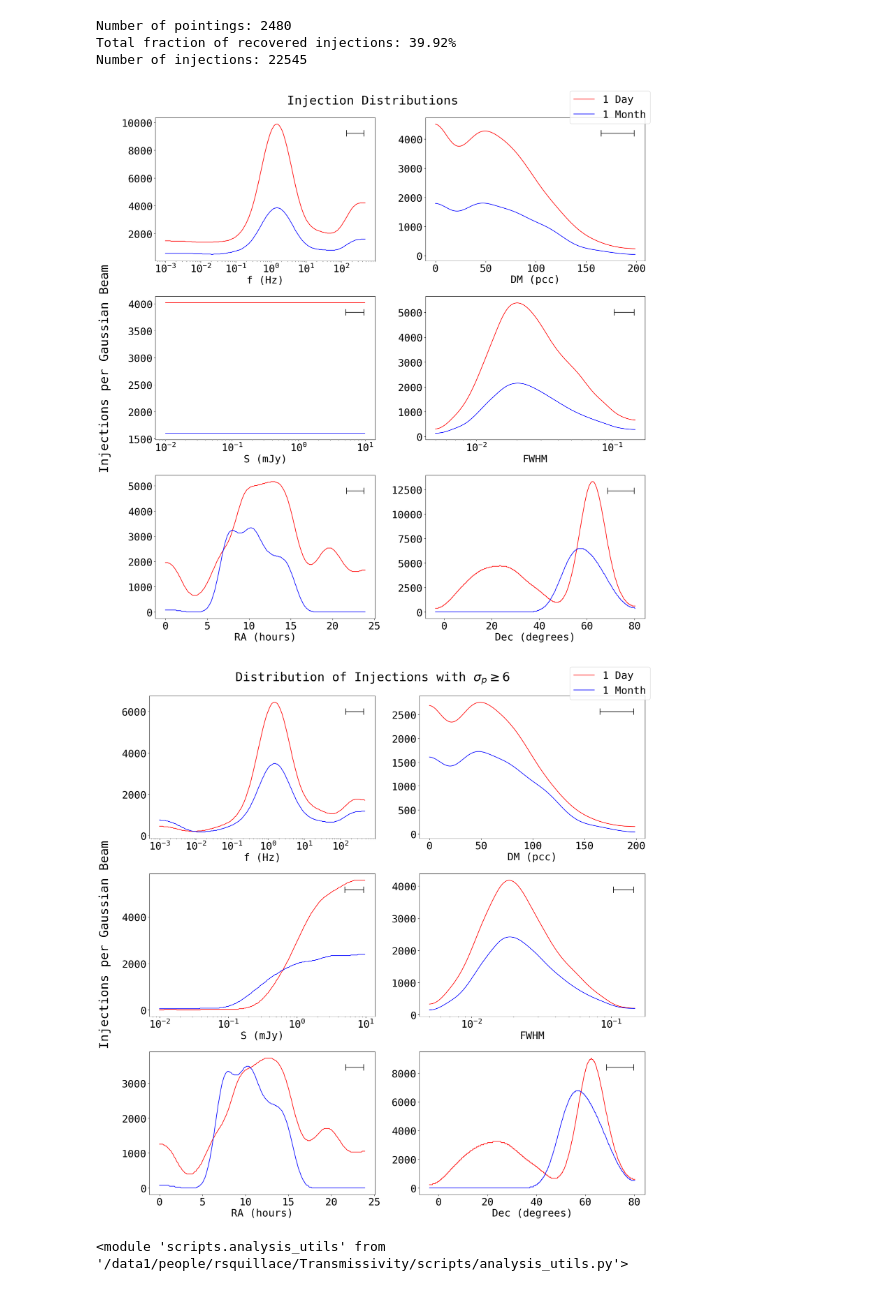
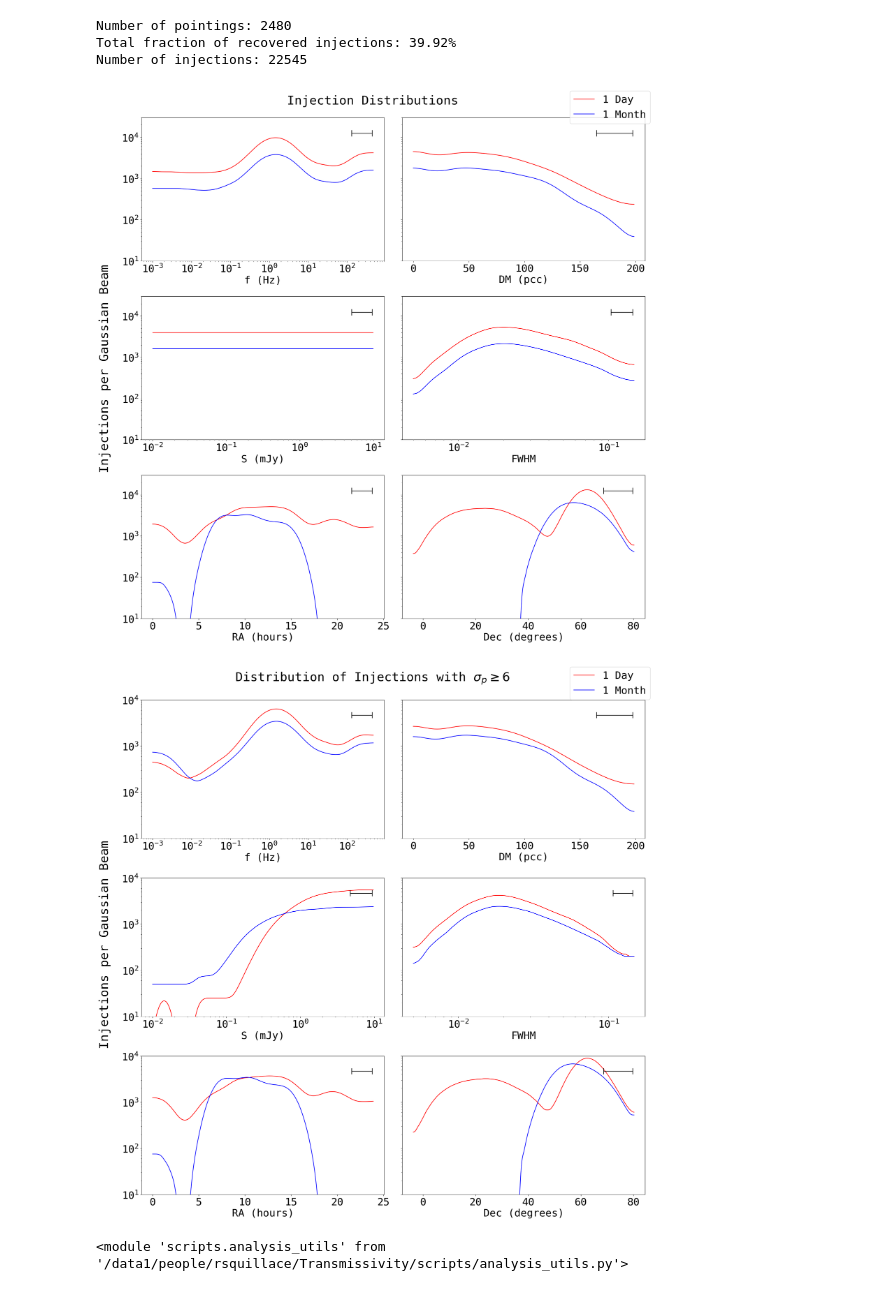
Before and after one commit to chime-sps/Transmissivity, a Jupyter notebook: results/injection_analysis_1d.ipynb, the cells around one changed output. Drawn from its saved outputs; the diff is of its cells as text; code cells hidden in the pictures.

Commit message:
fixed dist plots

```diff
--- a/results/injection_analysis_1d.ipynb
+++ b/results/injection_analysis_1d.ipynb
@@ -392,22 +392,16 @@ Dec_sigma_30, Dec_comp_30, Dec_comp_smooth_30 = au.get_sensitivity(
     *(Dec_idx, Dec_bins, Dec_dev)
 )
 # %%
-def dm_distribution(x, mu, sig, l):
-    gauss = l * np.exp(l * (2 * mu + l * sig**2 - 2 * x) / 2) / 2
-    tail = 1 - erf(
-        (mu + l * sig**2 - x) / np.sqrt(2) / sig
-    )  # complimentary error function
-
-    return gauss * tail / np.sum(gauss * tail)
-
-fig, ax = plt.subplots(3, 2, figsize=(20, 20), layout = 'constrained')
+fig, ax = plt.subplots(3, 2, figsize=(20, 20), sharey = True, layout = 'constrained')
 ax = ax.flatten()
 
-ax[0].plot(f_bins[:-1], f_inj_p_smooth, color='red', label='1 Day')
-ax[0].plot(f_bins[:-1], f_inj_p_30, color='blue', label='1 Month')
+ax[0].plot(f_bins[:-1], gaussian_filter(f_inj_p_smooth, 3), color='red', label='1 Day')
+ax[0].plot(f_bins[:-1], gaussian_filter(f_inj_p_30, 3), color='blue', label='1 Month')
 ax[0].set_xscale('log')
+ax[0].set_yscale('log')
+ax[0].set_ylim(1e1, 3e4)
 ax[0].set_xlabel('f (Hz)')
-au.add_crosshair(ax[0], f_bins, np.sqrt(f_dev**2))
+au.add_crosshair(ax[0], f_bins, np.sqrt(f_dev**2 + 3**2))
 
 ax[1].plot(DM_bins[:-1], gaussian_filter(DM_inj_p_smooth, 10), color='red')
 ax[1].plot(DM_bins[:-1], gaussian_filter(DM_inj_p_30, 10), color='blue')
@@ -431,15 +425,15 @@ ax[3].set_xscale('log')
 ax[3].set_xlabel('FWHM')
 au.add_crosshair(ax[3], FWHM_bins, np.sqrt(FWHM_dev**2 + 5**2))
 
-ax[4].plot(RA_bins[:-1] / 15, RA_inj_p_smooth, color='red')
-ax[4].plot(RA_bins[:-1] / 15, RA_inj_p_30, color='blue')
+ax[4].plot(RA_bins[:-1] / 15, gaussian_filter(RA_inj_p_smooth, 3), color='red')
+ax[4].plot(RA_bins[:-1] / 15, gaussian_filter(RA_inj_p_30, 3), color='blue')
 ax[4].set_xlabel('RA (hours)')
-au.add_crosshair(ax[4], RA_bins, np.sqrt(RA_dev**2))
+au.add_crosshair(ax[4], RA_bins, np.sqrt(RA_dev**2 + 3**2))
 
-ax[5].plot(Dec_bins[:-1], Dec_inj_p_smooth, color='red')
-ax[5].plot(Dec_bins[:-1], Dec_inj_p_30, color='blue')
+ax[5].plot(Dec_bins[:-1], gaussian_filter(Dec_inj_p_smooth, 3), color='red')
+ax[5].plot(Dec_bins[:-1], gaussian_filter(Dec_inj_p_30, 3), color='blue')
 ax[5].set_xlabel('Dec (degrees)')
-au.add_crosshair(ax[5], Dec_bins, np.sqrt(Dec_dev**2))
+au.add_crosshair(ax[5], Dec_bins, np.sqrt(Dec_dev**2 + 3**2))
 
 fig.suptitle('Injection Distributions')
 fig.supylabel('Injections per Gaussian Beam')
@@ -449,61 +443,68 @@ fig.legend()
 #            bbox_to_anchor=(1.0, 1.0), bbox_transform=fig.transFigure)
 plt.tight_layout()
 # %% [output]
-[figure, old version]
+[figure, new version]
 # %%
 sigma_mask_1 = data_1[:, sigma_idx] > 6
 sigma_mask_30 = data_stack[: sigma_idx] > 6
 
 
 
-fig, ax = plt.subplots(3, 2, figsize=(20, 20), layout = 'constrained')
+fig, ax = plt.subplots(3, 2, figsize=(20, 20), sharey = True, layout = 'constrained')
 ax = ax.flatten()
 
-ax[0].plot(f_bins[:-1], f_sigma_1, color='red', label='1 Day')
-ax[0].plot(f_bins[:-1], f_sigma_30, color='blue', label='1 Month')
+ax[0].plot(f_bins[:-1], gaussian_filter(f_sigma_1, 3), color='red', label='1 Day')
+ax[0].plot(f_bins[:-1], gaussian_filter(f_sigma_30, 3), color='blue', label='1 Month')
 ax[0].set_xscale('log')
+ax[0].set_yscale('log')
 ax[0].set_xlabel('f (Hz)')
-au.add_crosshair(ax[0], f_bins, np.sqrt(f_dev**2))
+au.add_crosshair(ax[0], f_bins, np.sqrt(f_dev**2 + 3**2))
 
 ax[1].plot(DM_bins[:-1], gaussian_filter(DM_sigma_1, 10), color='red')
 ax[1].plot(DM_bins[:-1], gaussian_filter(DM_sigma_30, 10), color='blue')
 #ax[1].plot(DM_bins, dm_distribution(DM_bins, 24, 24, 0.02) / max(DM_inj_p_smooth), color = 'black')
 ax[1].set_xlabel('DM (pcc)')
+ax[1].set_yscale('log')
 au.add_crosshair(ax[1], DM_bins, np.sqrt(DM_dev**2 + 10**2))
 
 #ax[2].plot(S_bins[:-1], S_inj_p_smooth, color='black', label='Actual')
 #beam_area = np.sqrt(2 * np.pi) * S_dev
-ax[2].plot(S_bins[:-1], S_sigma_1, color = 'red')
-ax[2].plot(S_bins[:-1], S_sigma_30, color = 'blue')
+ax[2].plot(S_bins[:-1], gaussian_filter(S_sigma_1, 5), color = 'red')
+ax[2].plot(S_bins[:-1], gaussian_filter(S_sigma_30, 5), color = 'blue')
 ax[2].set_xscale('log')
 ax[2].set_xlabel('S (mJy)')
-au.add_crosshair(ax[2], S_bins, np.sqrt(S_dev**2 + 3**2))
+ax[2].set_yscale('log')
+au.add_crosshair(ax[2], S_bins, np.sqrt(S_dev**2 + 5**2))
 
-ax[3].plot(FWHM_bins[:-1], gaussian_filter(FWHM_sigma_1, 5), color='red')
-ax[3].plot(FWHM_bins[:-1], gaussian_filter(FWHM_sigma_30, 5), color='blue')
+ax[3].plot(FWHM_bins[:-1], gaussian_filter(FWHM_sigma_1, 2), color='red')
+ax[3].plot(FWHM_bins[:-1], gaussian_filter(FWHM_sigma_30, 2), color='blue')
 ax[3].set_xscale('log')
 ax[3].set_xlabel('FWHM')
-au.add_crosshair(ax[3], FWHM_bins, np.sqrt(FWHM_dev**2 + 5**2))
+ax[3].set_yscale('log')
+au.add_crosshair(ax[3], FWHM_bins, np.sqrt(FWHM_dev**2 + 2**2))
 
-ax[4].plot(RA_bins[:-1] / 15, RA_sigma_1, color='red')
-ax[4].plot(RA_bins[:-1] / 15, RA_sigma_30, color='blue')
+ax[4].plot(RA_bins[:-1] / 15, gaussian_filter(RA_sigma_1, 3), color='red')
+ax[4].plot(RA_bins[:-1] / 15, gaussian_filter(RA_sigma_30, 3), color='blue')
 ax[4].set_xlabel('RA (hours)')
-au.add_crosshair(ax[4], RA_bins, np.sqrt(RA_dev**2))
+ax[4].set_yscale('log')
+au.add_crosshair(ax[4], RA_bins, np.sqrt(RA_dev**2 + 3**2))
 
-ax[5].plot(Dec_bins[:-1], Dec_sigma_1, color='red')
-ax[5].plot(Dec_bins[:-1], Dec_sigma_30, color='blue')
+ax[5].plot(Dec_bins[:-1], gaussian_filter(Dec_sigma_1, 3), color='red')
+ax[5].plot(Dec_bins[:-1], gaussian_filter(Dec_sigma_30, 3), color='blue')
 ax[5].set_xlabel('Dec (degrees)')
-au.add_crosshair(ax[5], Dec_bins, np.sqrt(Dec_dev**2))
+ax[5].set_yscale('log')
+au.add_crosshair(ax[5], Dec_bins, np.sqrt(Dec_dev**2 + 3**2))
+ax[5].set_ylim(1e1, 1e4)
 
 fig.suptitle(r'Distribution of Injections with $\sigma_p \geq 6$')
 fig.supylabel('Injections per Gaussian Beam')
 #handles, labels = ax[0].get_legend_handles_labels()
 # fig.legend(handles, labels, title='Harmonics Counted', loc='upper right',
 #            bbox_to_anchor=(1.0, 1.0), bbox_transform=fig.transFigure)
 fig.legend()
 plt.tight_layout()
 # %% [output]
-[figure, old version]
+[figure, new version]
 # %%
 importlib.reload(au)
 # %% [output]
```
